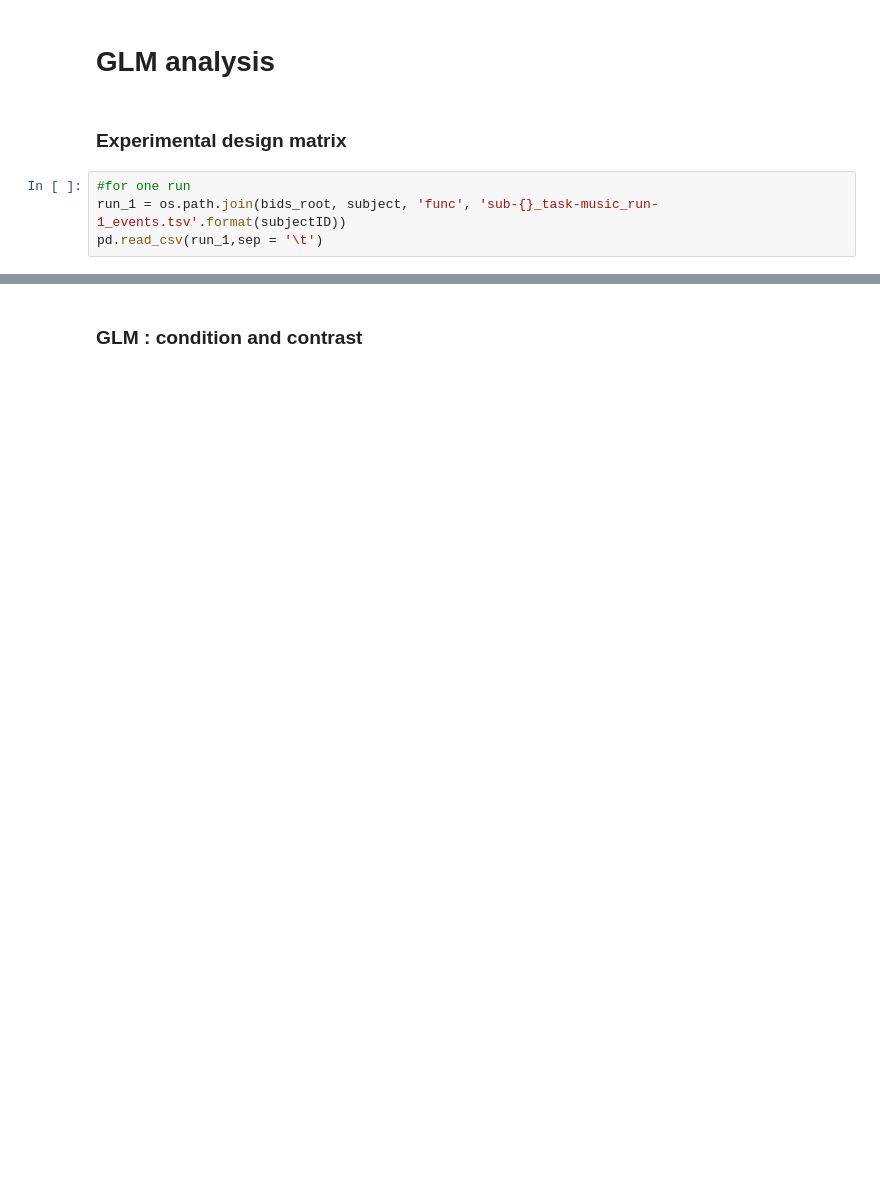
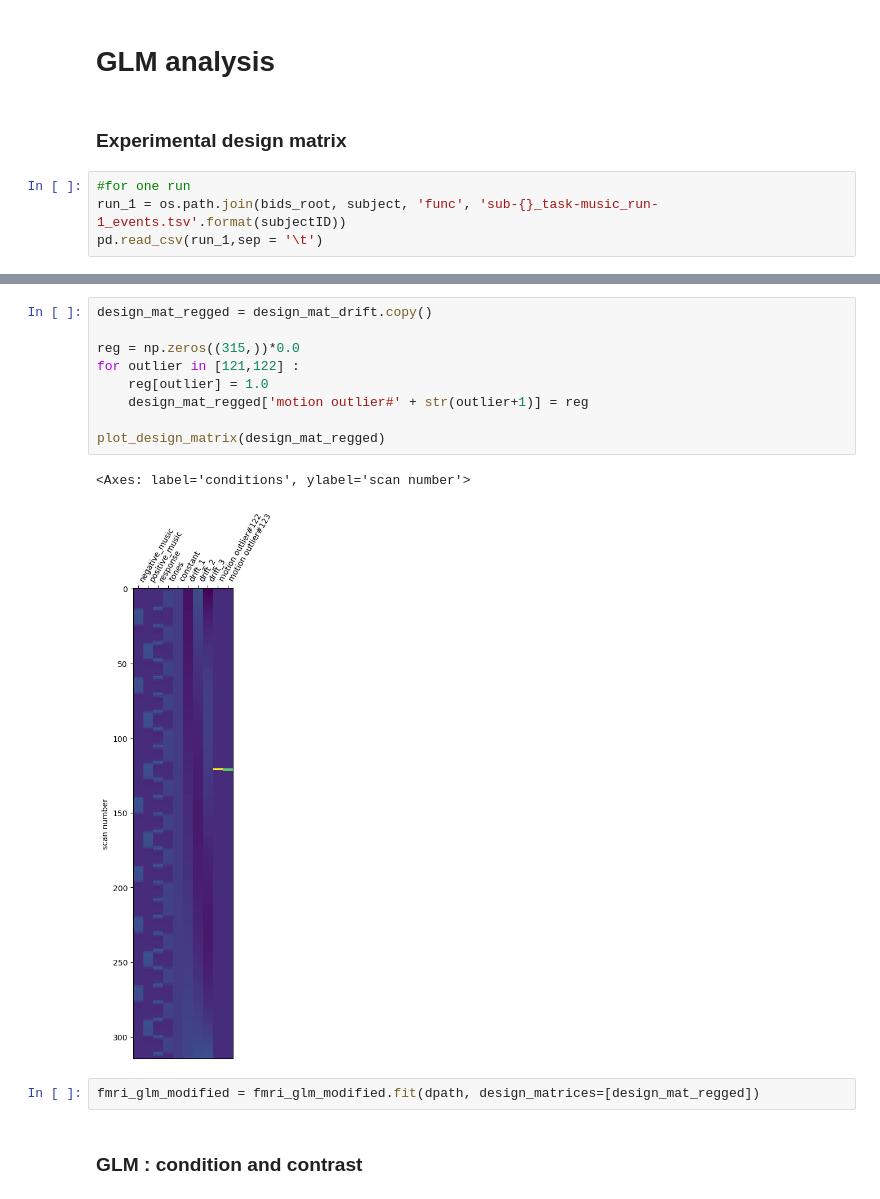
Before and after one commit to ThibthibML/NSSP, a Jupyter notebook: part1.ipynb, the cells around one changed output, grey strips where cells are left out. Saved outputs shown, nothing was run; the diff lists cells and outputs as text; blank space fills up the shorter version.

```diff
--- a/part1.ipynb
+++ b/part1.ipynb
@@ -675,3 +699,17 @@ plot_design_matrix(fmri_glm.design_matrices_[0])
+# %%
+design_mat_regged = design_mat_drift.copy()
+
+reg = np.zeros((315,))*0.0
+for outlier in [121,122] :
+    reg[outlier] = 1.0
+    design_mat_regged['motion outlier#' + str(outlier+1)] = reg
+
+plot_design_matrix(design_mat_regged)
+# %% [output]
+<Axes: label='conditions', ylabel='scan number'>
+[figure, added]
+# %%
+fmri_glm_modified = fmri_glm_modified.fit(dpath, design_matrices=[design_mat_regged])
 # %% [markdown]
 ### GLM : condition and contrast
 # %%
```
Also changed, not shown: parts of 38 cells of this notebook.
